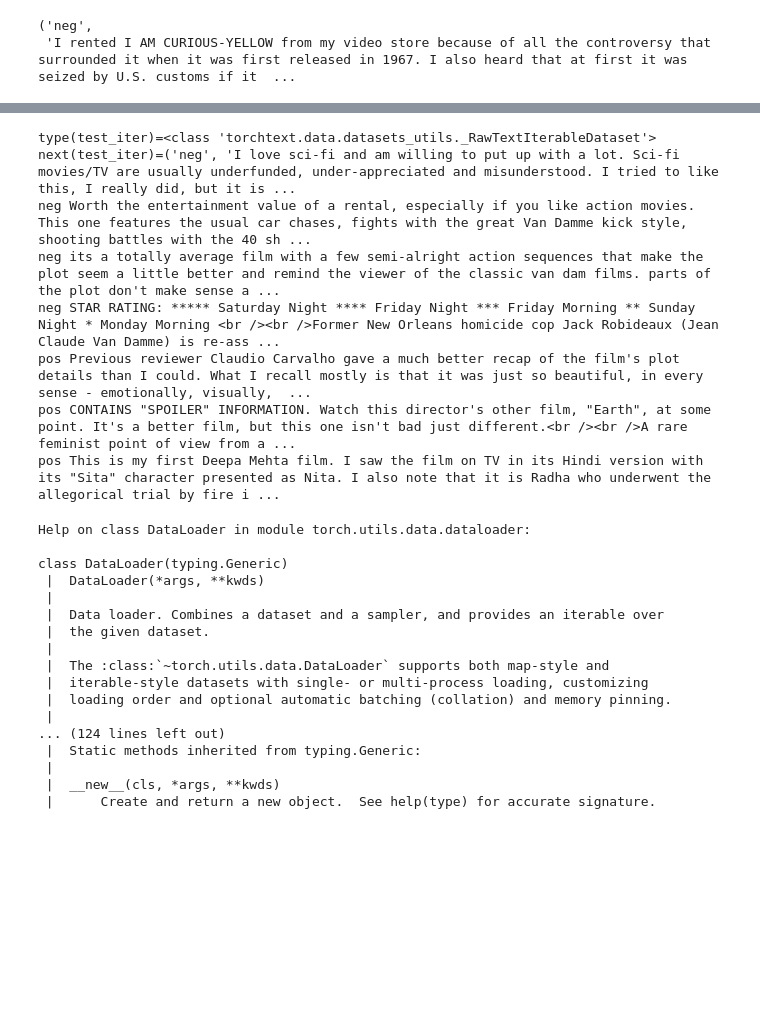
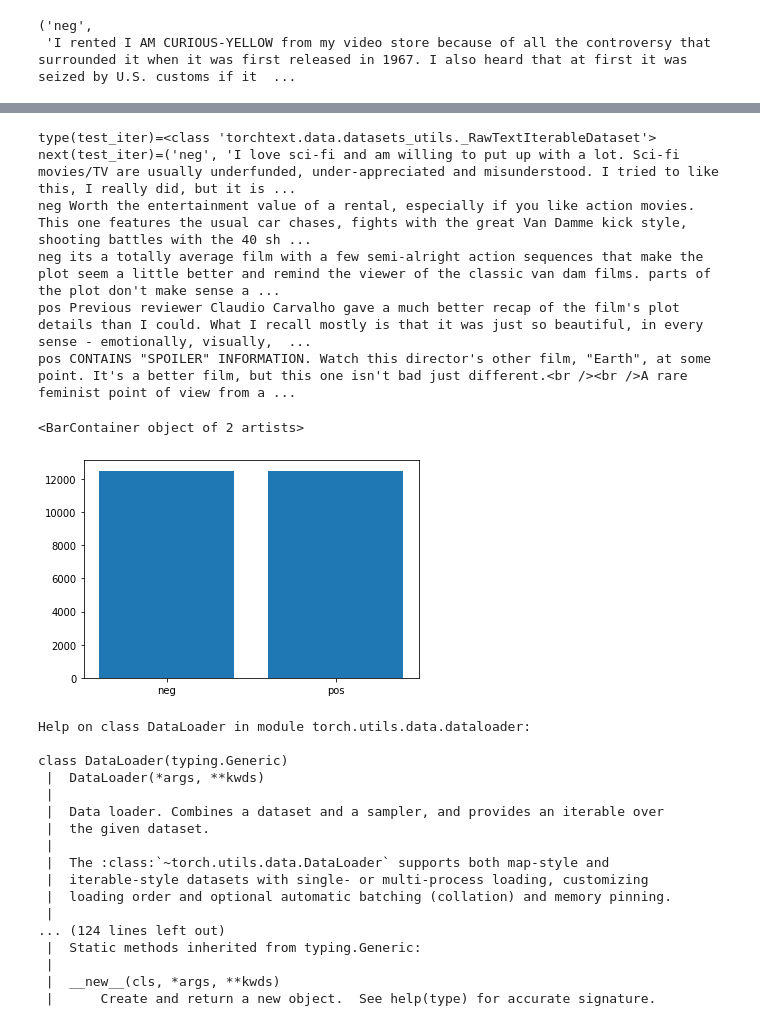
Before and after one commit to m-shilpa/END3, a Jupyter notebook: Session_5_TorchText/S5_TorchText_IMDB.ipynb, the cells around one changed output, grey strips where cells are left out. Cells and saved outputs as stored; diff of their text form; code cells hidden in the pictures; blank space fills up the shorter version.

```diff
--- a/Session_5_TorchText/S5_TorchText_IMDB.ipynb
+++ b/Session_5_TorchText/S5_TorchText_IMDB.ipynb
@@ -62,28 +68,30 @@ neg If the crew behind "Zombie Chronicles" ever read this, here's some advice gu
 # %%
+from IPython.core.debugger import set_trace
+
 test_iter = IMDB(split='test')
 print(f"type(test_iter)={type(test_iter)}")
 print(f"next(test_iter)={next(test_iter)}")
 num_neg:int=0; num_pos:int=0;
 for (line_number, (label, line)) in enumerate(test_iter):
-  if label == "neg" and num_neg <= 2:
+  #set_trace()
+  if label == "neg":
     num_neg = num_neg + 1
-    print(label, line)
+    if num_neg <= 2: print(label, line)
+  elif label == "pos":
+    num_pos = num_pos + 1
+    if num_pos <= 2: print(label, line)
 
-  if label == "pos" and num_pos <= 2:
-    num_pos = num_pos + 1
-    print(label, line)
-
-  if num_pos > 2 and num_neg > 2:
-    break
+import matplotlib.pyplot as pyplot
+pyplot.bar(x=['neg','pos'], height=[num_neg, num_pos])
 # %% [output]
 type(test_iter)=<class 'torchtext.data.datasets_utils._RawTextIterableDataset'>
 next(test_iter)=('neg', 'I love sci-fi and am willing to put up with a lot. Sci-fi movies/TV are usually underfunded, under-appreciated and misunderstood. I tried to like this, I really did, but it is ...
 neg Worth the entertainment value of a rental, especially if you like action movies. This one features the usual car chases, fights with the great Van Damme kick style, shooting battles with the 40 sh ...
 neg its a totally average film with a few semi-alright action sequences that make the plot seem a little better and remind the viewer of the classic van dam films. parts of the plot don't make sense a ...
-neg STAR RATING: ***** Saturday Night **** Friday Night *** Friday Morning ** Sunday Night * Monday Morning <br /><br />Former New Orleans homicide cop Jack Robideaux (Jean Claude Van Damme) is re-ass ...
 pos Previous reviewer Claudio Carvalho gave a much better recap of the film's plot details than I could. What I recall mostly is that it was just so beautiful, in every sense - emotionally, visually,  ...
 pos CONTAINS "SPOILER" INFORMATION. Watch this director's other film, "Earth", at some point. It's a better film, but this one isn't bad just different.<br /><br />A rare feminist point of view from a ...
-pos This is my first Deepa Mehta film. I saw the film on TV in its Hindi version with its "Sita" character presented as Nita. I also note that it is Radha who underwent the allegorical trial by fire i ...
+<BarContainer object of 2 artists>
+[figure, added]
 # %%
 from torch.utils.data import DataLoader
 train_iter = IMDB(split = 'train')
```
Also changed, not shown: parts of 17 cells of this notebook.
